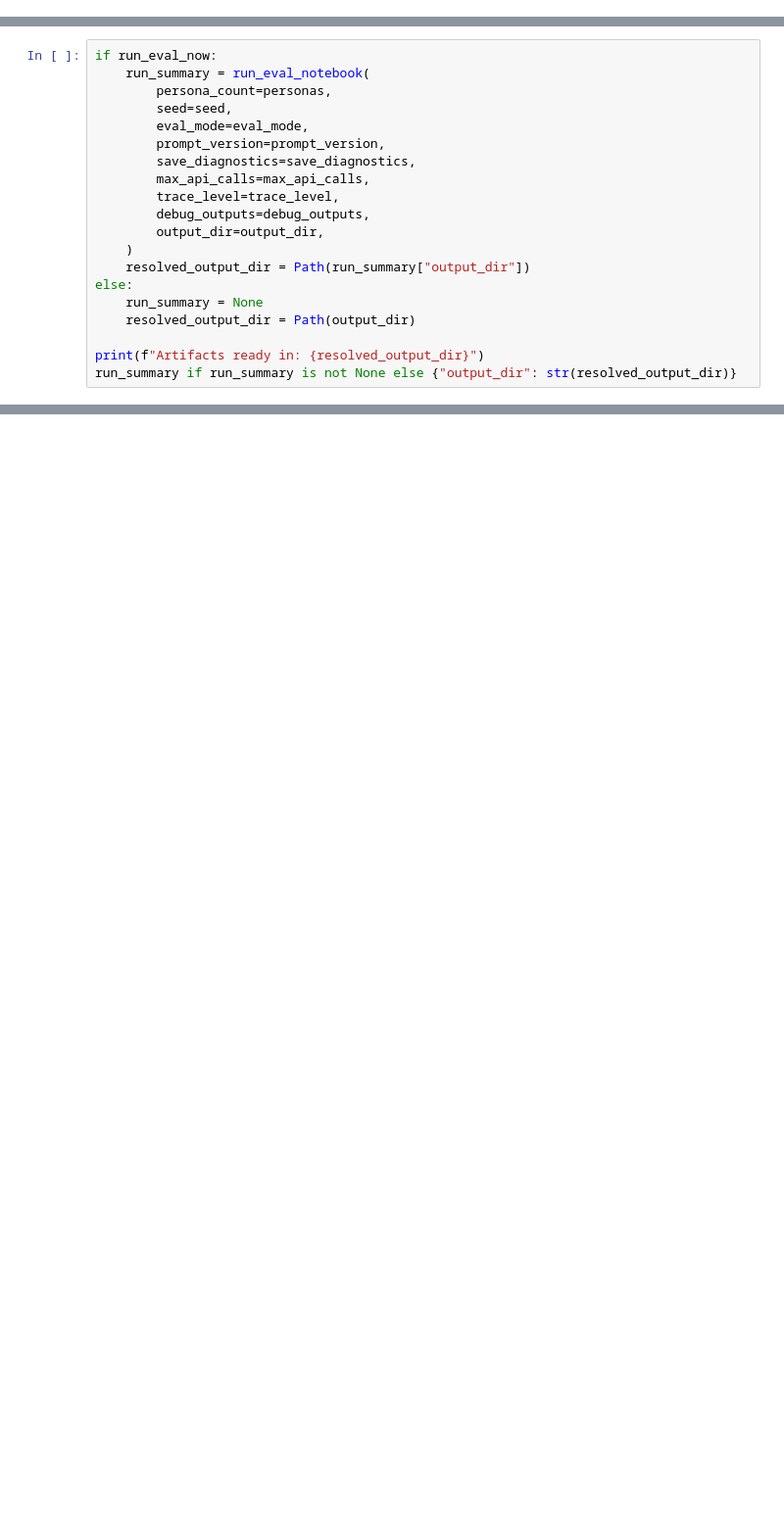
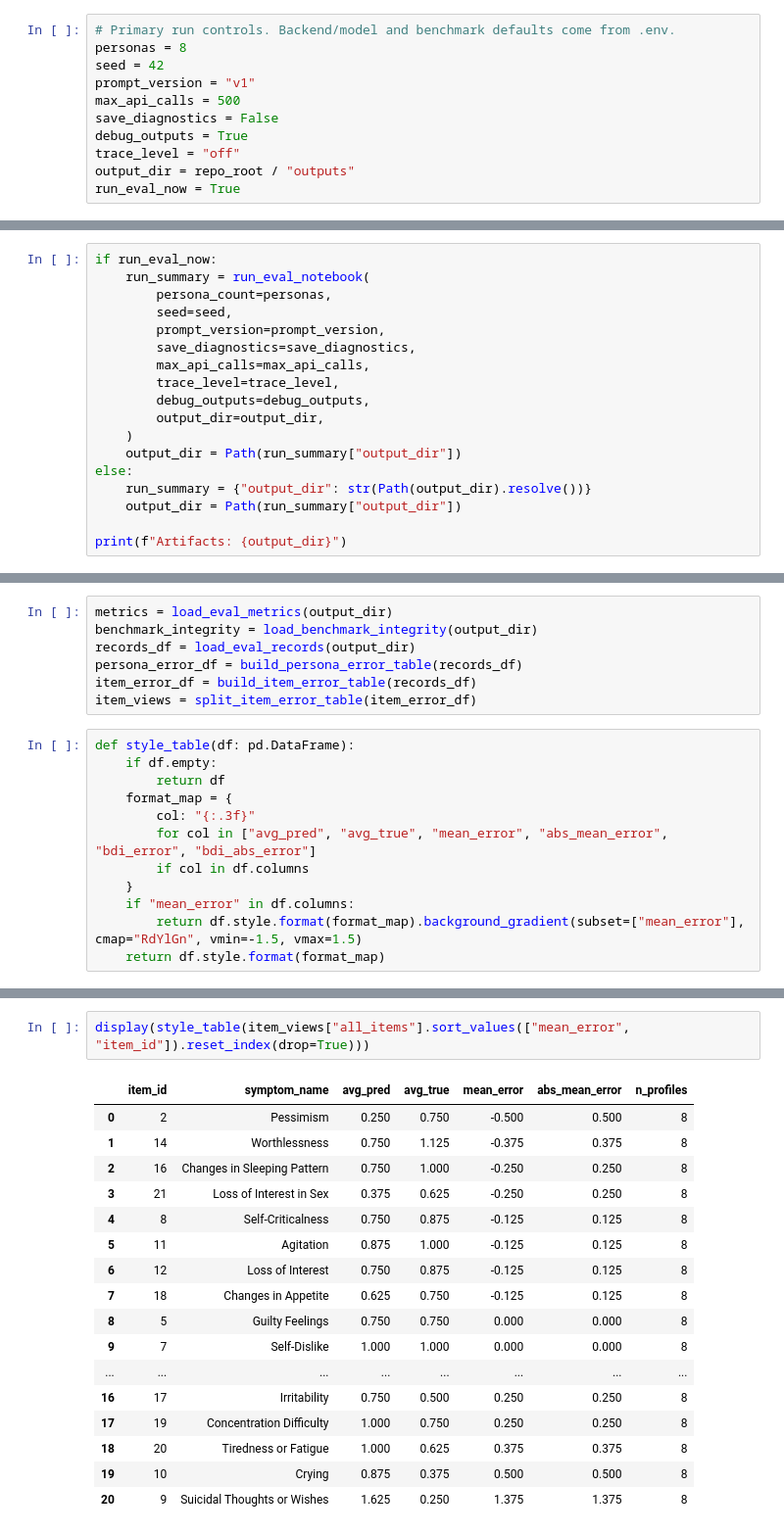
Before and after one commit to mdel2424/eRisk2026Task1, a Jupyter notebook: notebooks/eval_item_error_analysis.ipynb, the cells around one changed output, grey strips where cells are left out. Shown at 98% size. Cells and saved outputs as stored; diff of their text form; blank space fills up the shorter version.

```diff
--- a/notebooks/eval_item_error_analysis.ipynb
+++ b/notebooks/eval_item_error_analysis.ipynb
@@ -52 +31,12 @@ output_dir = repo_root / "outputs"
+# %%
+# Primary run controls. Backend/model and benchmark defaults come from .env.
+personas = 8
+seed = 42
+prompt_version = "v1"
+max_api_calls = 500
+save_diagnostics = False
+debug_outputs = True
+trace_level = "off"
+output_dir = repo_root / "outputs"
+run_eval_now = True
 # %%
@@ -68,7 +56,6 @@ if run_eval_now:
     run_summary = run_eval_notebook(
         persona_count=personas,
         seed=seed,
-        eval_mode=eval_mode,
         prompt_version=prompt_version,
         save_diagnostics=save_diagnostics,
         max_api_calls=max_api_calls,
@@ -76,11 +63,10 @@ if run_eval_now:
         debug_outputs=debug_outputs,
         output_dir=output_dir,
     )
-    resolved_output_dir = Path(run_summary["output_dir"])
+    output_dir = Path(run_summary["output_dir"])
 else:
-    run_summary = None
-    resolved_output_dir = Path(output_dir)
+    run_summary = {"output_dir": str(Path(output_dir).resolve())}
+    output_dir = Path(run_summary["output_dir"])
 
-print(f"Artifacts ready in: {resolved_output_dir}")
-run_summary if run_summary is not None else {"output_dir": str(resolved_output_dir)}
+print(f"Artifacts: {output_dir}")
 # %% [output]
@@ -310,0 +87,19 @@ style_item_error_table(item_error_views["over_predicted"])
+# %%
+metrics = load_eval_metrics(output_dir)
+benchmark_integrity = load_benchmark_integrity(output_dir)
+records_df = load_eval_records(output_dir)
+persona_error_df = build_persona_error_table(records_df)
+item_error_df = build_item_error_table(records_df)
+item_views = split_item_error_table(item_error_df)
+# %%
+def style_table(df: pd.DataFrame):
+    if df.empty:
+        return df
+    format_map = {
+        col: "{:.3f}"
+        for col in ["avg_pred", "avg_true", "mean_error", "abs_mean_error", "bdi_error", "bdi_abs_error"]
+        if col in df.columns
+    }
+    if "mean_error" in df.columns:
+        return df.style.format(format_map).background_gradient(subset=["mean_error"], cmap="RdYlGn", vmin=-1.5, vmax=1.5)
+    return df.style.format(format_map)
@@ -310,0 +152,20 @@ style_item_error_table(item_error_views["over_predicted"])
+# %%
+display(style_table(item_views["all_items"].sort_values(["mean_error", "item_id"]).reset_index(drop=True)))
+# %% [output]
+|  | item_id | symptom_name | avg_pred | avg_true | mean_error | abs_mean_error | n_profiles |
+| 0 | 2 | Pessimism | 0.250 | 0.750 | -0.500 | 0.500 | 8 |
+| 1 | 14 | Worthlessness | 0.750 | 1.125 | -0.375 | 0.375 | 8 |
+| 2 | 16 | Changes in Sleeping Pattern | 0.750 | 1.000 | -0.250 | 0.250 | 8 |
+| 3 | 21 | Loss of Interest in Sex | 0.375 | 0.625 | -0.250 | 0.250 | 8 |
+| 4 | 8 | Self-Criticalness | 0.750 | 0.875 | -0.125 | 0.125 | 8 |
+| 5 | 11 | Agitation | 0.875 | 1.000 | -0.125 | 0.125 | 8 |
+| 6 | 12 | Loss of Interest | 0.750 | 0.875 | -0.125 | 0.125 | 8 |
+| 7 | 18 | Changes in Appetite | 0.625 | 0.750 | -0.125 | 0.125 | 8 |
+| 8 | 5 | Guilty Feelings | 0.750 | 0.750 | 0.000 | 0.000 | 8 |
+| 9 | 7 | Self-Dislike | 1.000 | 1.000 | 0.000 | 0.000 | 8 |
+| ... | ... | ... | ... | ... | ... | ... | ... |
+| 16 | 17 | Irritability | 0.750 | 0.500 | 0.250 | 0.250 | 8 |
+| 17 | 19 | Concentration Difficulty | 1.000 | 0.750 | 0.250 | 0.250 | 8 |
+| 18 | 20 | Tiredness or Fatigue | 1.000 | 0.625 | 0.375 | 0.375 | 8 |
+| 19 | 10 | Crying | 0.875 | 0.375 | 0.500 | 0.500 | 8 |
+| 20 | 9 | Suicidal Thoughts or Wishes | 1.625 | 0.250 | 1.375 | 1.375 | 8 |
```
Also changed, not shown: parts of 19 cells of this notebook, 25 other files.
